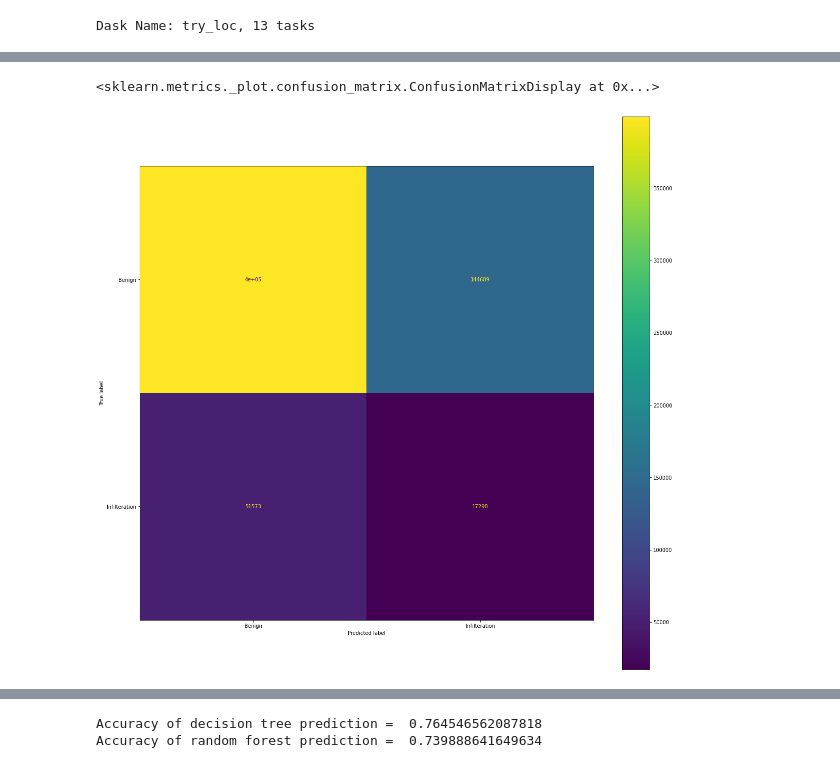
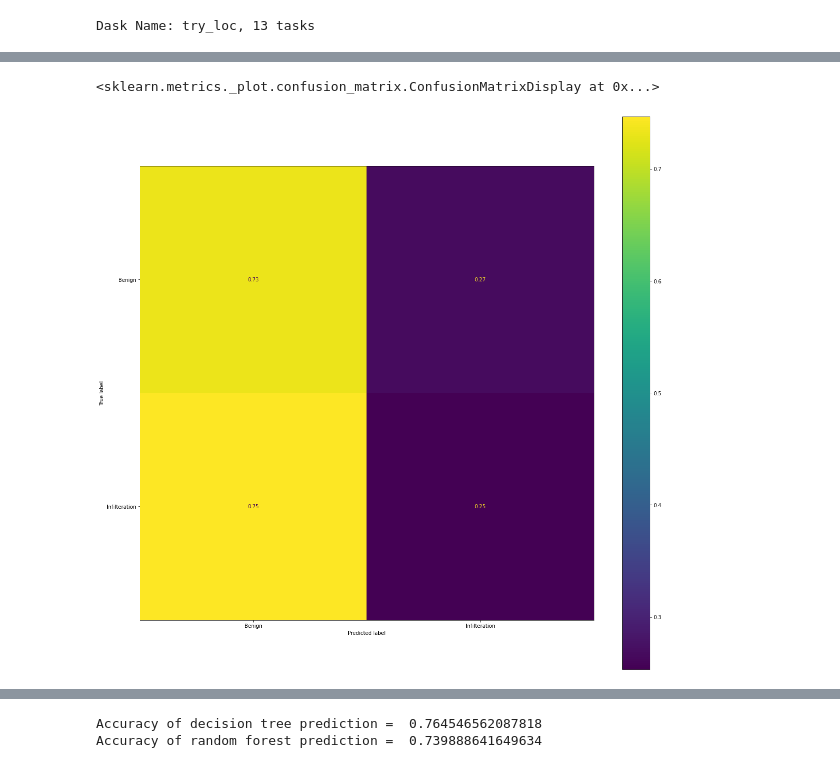
Before and after one commit to CGrosh/DATA_605_Project, a Jupyter notebook: IdsAnomalyDetection_case.ipynb, the cells around one changed output, grey strips where cells are left out. Cells and saved outputs as stored; diff of their text form; code cells hidden in the pictures.

Commit message:
With normalize=true for confusion matrix

```diff
--- a/IdsAnomalyDetection_case.ipynb
+++ b/IdsAnomalyDetection_case.ipynb
@@ -119,13 +119,13 @@ test_labels = data2['Label']
 # %%
 from sklearn.metrics import plot_confusion_matrix
 
 #fit and predict
 clf.fit(X_train, y_train)
-plot_confusion_matrix(clf, test, test_labels)
+plot_confusion_matrix(clf, test, test_labels, normalize='true')
 # plot_confusion_matrix(clf, X_test, y_test)
 # %% [output]
 <sklearn.metrics._plot.confusion_matrix.ConfusionMatrixDisplay at 0x...>
-[figure, old version]
+[figure, new version]
 # %%
 from sklearn.metrics import precision_score, recall_score
 precision_score(test_labels, clf.predict(test), pos_label='Benign')
```
Also changed, not shown: parts of 8 cells of this notebook.
